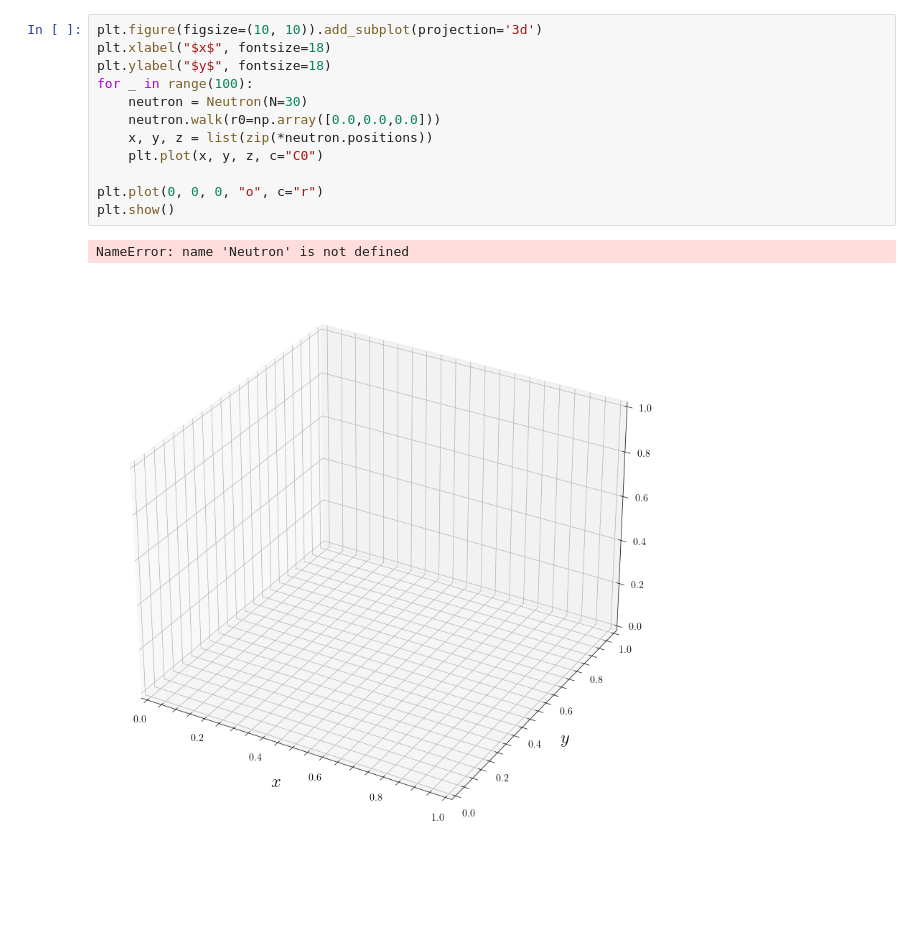
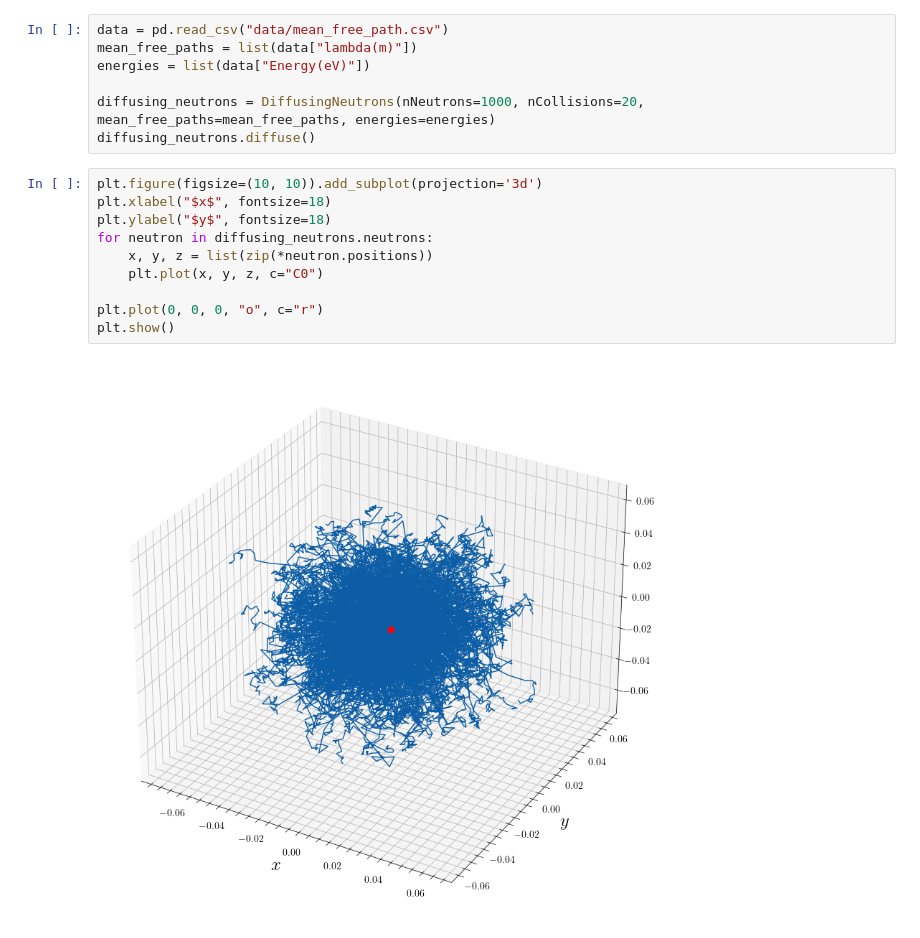
Before and after one commit to DerkNiessink/NeutroWater, a Jupyter notebook: collision.ipynb, the cells around one changed output. Cells and saved outputs as stored; diff of their text form; blank space fills up the shorter version.

```diff
--- a/collision.ipynb
+++ b/collision.ipynb
@@ -11,15 +9,19 @@ SyntaxError: invalid syntax (2875797582.py, line 7)
+# %%
+data = pd.read_csv("data/mean_free_path.csv")
+mean_free_paths = list(data["lambda(m)"])
+energies = list(data["Energy(eV)"])
+
+diffusing_neutrons = DiffusingNeutrons(nNeutrons=1000, nCollisions=20, mean_free_paths=mean_free_paths, energies=energies)
+diffusing_neutrons.diffuse()
 # %%
 plt.figure(figsize=(10, 10)).add_subplot(projection='3d')
 plt.xlabel("$x$", fontsize=18)
 plt.ylabel("$y$", fontsize=18)
-for _ in range(100):
-    neutron = Neutron(N=30)
-    neutron.walk(r0=np.array([0.0,0.0,0.0]))
+for neutron in diffusing_neutrons.neutrons:
     x, y, z = list(zip(*neutron.positions))
     plt.plot(x, y, z, c="C0")
 
 plt.plot(0, 0, 0, "o", c="r")
 plt.show()
 # %% [output]
-NameError: name 'Neutron' is not defined
-[figure, old version]
+[figure, new version]
```
Also changed, not shown: parts of 2 cells of this notebook.
